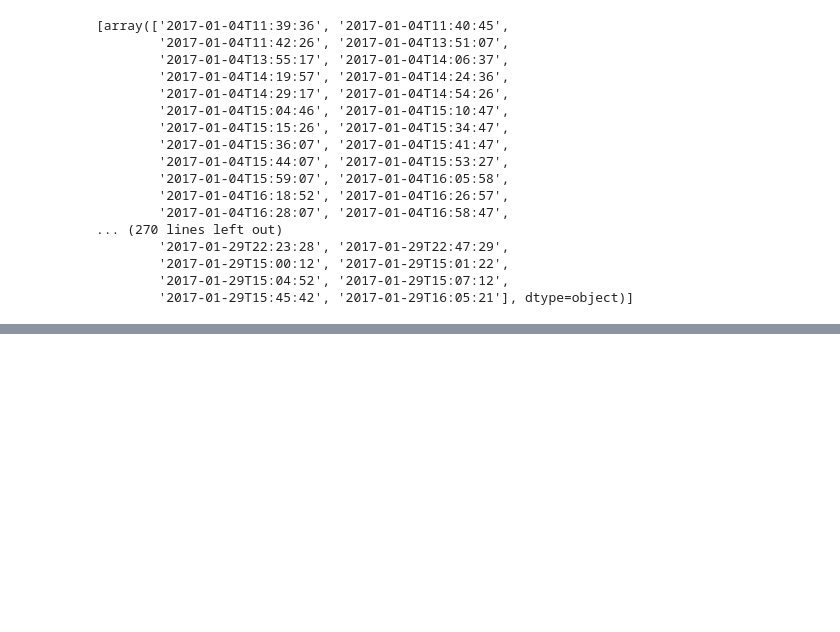
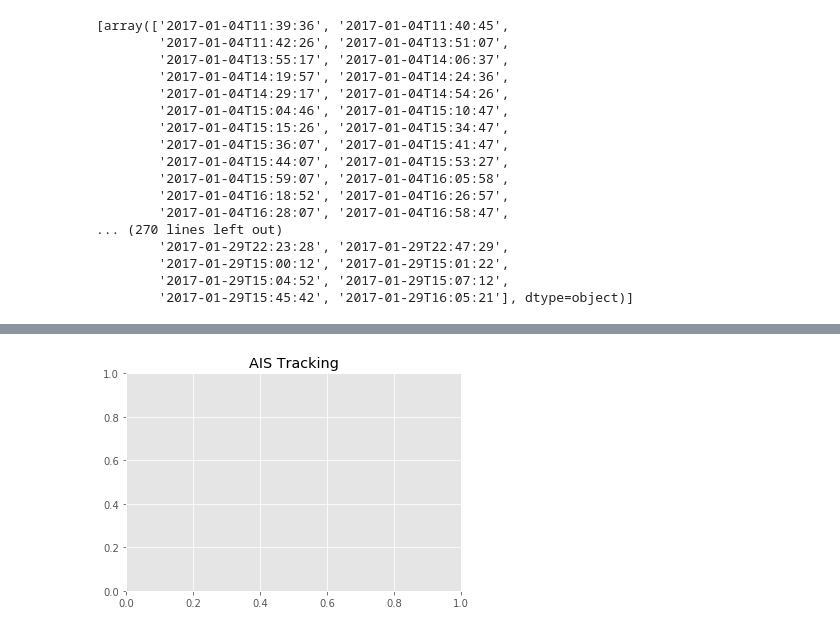
Before and after one commit to adityalpha/SensorFusion, a Jupyter notebook: AISdataset.ipynb, the cells around one changed output, grey strips where cells are left out. Saved outputs shown, nothing was run; the diff lists cells and outputs as text; code cells hidden in the pictures; blank space fills up the shorter version.

```diff
--- a/AISdataset.ipynb
+++ b/AISdataset.ipynb
@@ -174,0 +288,64 @@ ds[ds['BaseDateTime']=='2017-01-04T11:39:36']
+# %%
+#backup for testing all ships
+import matplotlib.pyplot as plt
+import matplotlib.animation as animation
+from matplotlib import style
+import numpy as np
+import pandas as pd
+ds = pd.read_csv('datasets/AIS_2017_01_Zone01.csv')
+
+#style.use('dark_background')
+#style.use('seaborn-dark')
+style.use('ggplot')
+
+fig = plt.figure()
+ax = fig.add_subplot(1,1,1)
+ax.set_title("AIS Tracking")
+#ax.set_xlim(62.7, 64.0)
+#ax.set_ylim(-175.0, -174.0)
+#ax.set_autoscale_on(False)
+#plt.ion()
+
+#adding all vessels
+vessels=ds['MMSI'].unique()
+times=pd.concat(list(map(lambda x:ds[ds['BaseDateTime']==x],sorted(ds['BaseDateTime']))))
+
+
+def animate(i):
+    global count
+    section=times[count:count+15:]
+    #lat=np.array(ds[ds['MMSI']==273898000]['LAT'])[count:count+10:]
+    #lon=np.array(ds[ds['MMSI']==273898000]['LON'])[count:count+10:]
+    count+=1
+    LAT={}
+    LONG={}
+    for i in vessels:
+        LAT[i]=np.array(section[section['MMSI']==i]['LAT'])
+        LONG[i]=np.array(section[section['MMSI']==i]['LONG'])
+    print(LAT)
+    print(LONG)
+
+    #graph_data = open('example.txt','r').read()
+    #lines = graph_data.split('\n')
+    #xs = []
+    #ys = []
+    #for line in lines:
+    #    if len(line) > 1:
+    #        x, y = line.split(',')
+    #        xs.append(float(x))
+    #        ys.append(float(y))
+    ax.clear()
+    ax.set_title("AIS Tracking")
+    ax.set_xlabel('Latitude')
+    ax.set_ylabel('Longitude')
+    #ax.set_xlim(62.7, 64.0)
+    #ax.set_ylim(-175.0, -174.0)
+    #ax.set_autoscale_on(False)
+    for i in LAT.keys():
+        if (len(LAT[i])!=0):
+            ax.plot(LAT[i], LONG[i])
+
+count=0
+ani = animation.FuncAnimation(fig, animate, interval=100)
+plt.show()
+# %% [output]
@@ -174,0 +369 @@ ds[ds['BaseDateTime']=='2017-01-04T11:39:36']
+[figure, added]
```
Also changed, not shown: parts of 15 cells of this notebook, 5 other files.
